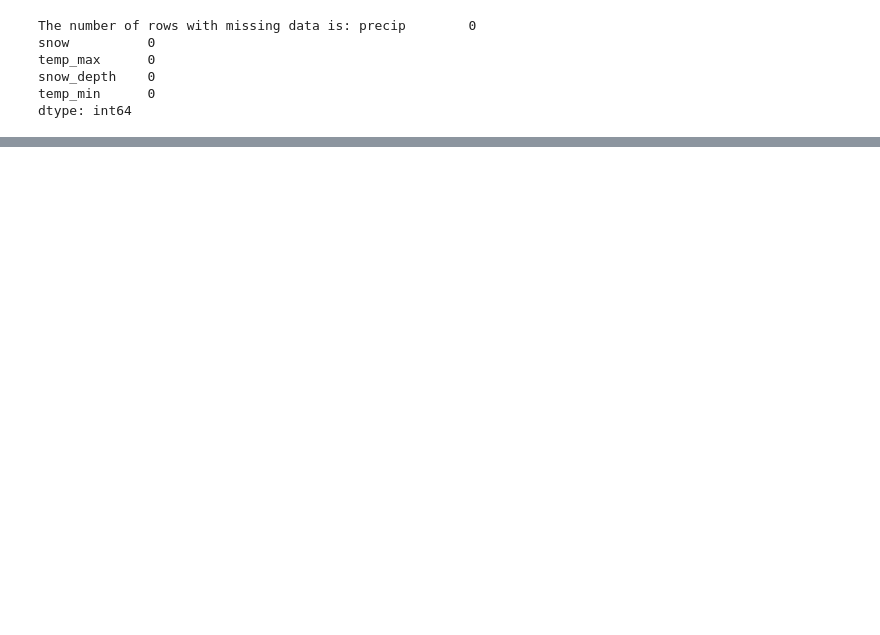
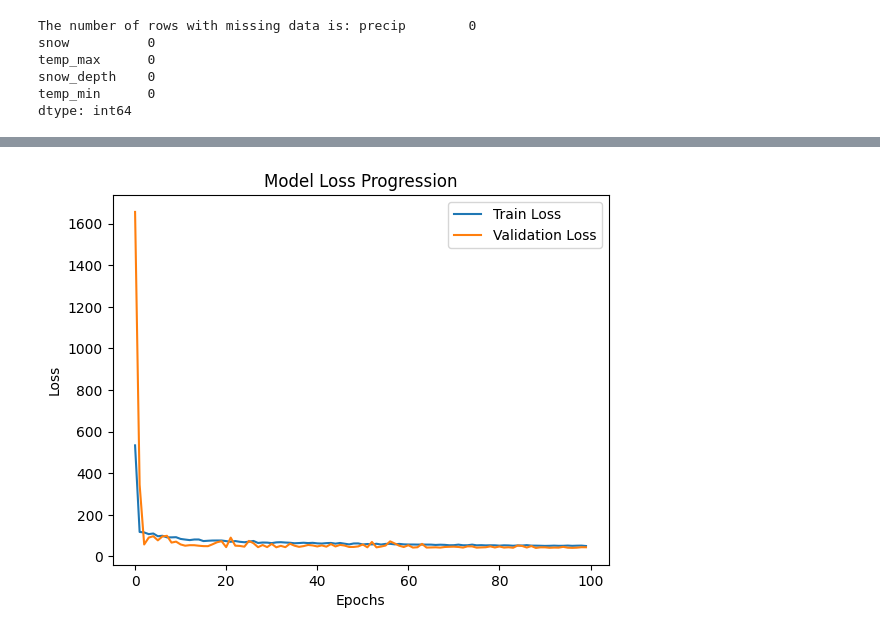
Before and after one commit to calebtolman/BSU_ECE4556_FinalProject, a Jupyter notebook: Final Project.ipynb, the cells around one changed output, grey strips where cells are left out. Cells and saved outputs as stored; diff of their text form; code cells hidden in the pictures; blank space fills up the shorter version.

```diff
--- a/Final Project.ipynb
+++ b/Final Project.ipynb
@@ -197,0 +332,95 @@ dtype: int64
+# %%
+# Define the number of repetitions
+n_repeats = 5  # For demonstration, let's just do one iteration
+
+# Data Preparation
+X = filtered_data.drop('target', axis=1)  # All features except target
+#X = filtered_data[['temp_max', 'temp_min']]  # Only temperature features
+
+y = filtered_data['target']
+
+# Metrics storage
+metrics = {}
+
+for i in range(n_repeats):
+    # Random state for reproducibility on the last iteration
+    random_state = np.random.randint(10000) if i < n_repeats - 1 else 42
+    # Split data
+    X_train, X_temp, y_train, y_temp = train_test_split(X, y, test_size=2/3, random_state=random_state)
+    X_val, X_test, y_val, y_test = train_test_split(X_temp, y_temp, test_size=0.5, random_state=random_state)
+
+    # Scale data
+    scaler = StandardScaler()
+    X_train_scaled = scaler.fit_transform(X_train)
+    X_val_scaled = scaler.transform(X_val)
+    X_test_scaled = scaler.transform(X_test)
+
+    # Linear Regression
+    linear_model = LinearRegression()
+    linear_model.fit(X_train_scaled, y_train)
+    y_pred_lr = linear_model.predict(X_test_scaled)
+    mse_lr = mean_squared_error(y_test, y_pred_lr)
+    mae_lr = mean_absolute_error(y_test, y_pred_lr)
+
+    # Ridge Regression
+        # Ridge Regression with Grid Search for Alpha
+    ridge_pipeline = Pipeline([
+        ('scaler', StandardScaler()),
+        ('ridge', Ridge())
+    ])
+    alpha_values = np.logspace(-10, 10, 500)  # Adjust the range based on your specific needs
+    param_grid = {'ridge__alpha': alpha_values}
+    grid_search = GridSearchCV(estimator=ridge_pipeline, param_grid=param_grid, scoring=make_scorer(mean_squared_error, greater_is_better=False), cv=5)
+    grid_search.fit(X_train, y_train)
+    best_alpha = grid_search.best_params_['ridge__alpha']
+    print(f"Best alpha value for iteration {i+1}: {best_alpha}")
+
+    ridge_model = Ridge(alpha=best_alpha)
+    ridge_model.fit(X_train_scaled, y_train)
+    y_pred_ridge = ridge_model.predict(X_test_scaled)
+    mse_ridge = mean_squared_error(y_test, y_pred_ridge)
+    mae_ridge = mean_absolute_error(y_test, y_pred_ridge)
+
+    nn_model = Sequential([
+        Dense(128, activation='relu', input_shape=(X_train_scaled.shape[1],)),
+        BatchNormalization(),
+        Dropout(0.2),
+        Dense(256, activation='relu'),
+        Dropout(0.2),
+        Dense(128, activation='relu'),
+        Dense(1)  # Output layer for regression
+    ])
+    nn_model.compile(optimizer=Adam(learning_rate=0.001), loss='mean_squared_error')
+
+    history = nn_model.fit(X_train_scaled, y_train, epochs=100, batch_size=32, verbose=0, validation_data=(X_val_scaled, y_val))
+    y_pred_nn = nn_model.predict(X_test_scaled).flatten()
+    mse_nn = mean_squared_error(y_test, y_pred_nn)
+    mae_nn = mean_absolute_error(y_test, y_pred_nn)
+
+    # Store metrics
+    metrics['MSE'] = [mse_lr, mse_ridge, mse_nn]
+    metrics['MAE'] = [mae_lr, mae_ridge, mae_nn]
+
+    # Prepare results for the last iteration
+    if i == n_repeats - 1:
+        results_df = pd.DataFrame({
+            'Actual Temperature': y_test,
+            'Linear Regression': y_pred_lr,
+            'Ridge Regression': y_pred_ridge,
+            'Neural Network': y_pred_nn
+        }, index=X_test.index).sort_index()
+
+    cutoff_year = pd.to_datetime("today").year - 5
+
+# Print metrics
+print("MSE - Linear: {:.2f}, Ridge: {:.2f}, NN: {:.2f}".format(*metrics['MSE']))
+print("MAE - Linear: {:.2f}, Ridge: {:.2f}, NN: {:.2f}".format(*metrics['MAE']))
+
+plt.plot(history.history['loss'], label='Train Loss')
+plt.plot(history.history['val_loss'], label='Validation Loss')
+plt.title('Model Loss Progression')
+plt.xlabel('Epochs')
+plt.ylabel('Loss')
+plt.legend()
+plt.show()
+# %% [output]
@@ -197,0 +439 @@ dtype: int64
+[figure, added]
```
Also changed, not shown: parts of 63 cells of this notebook.
